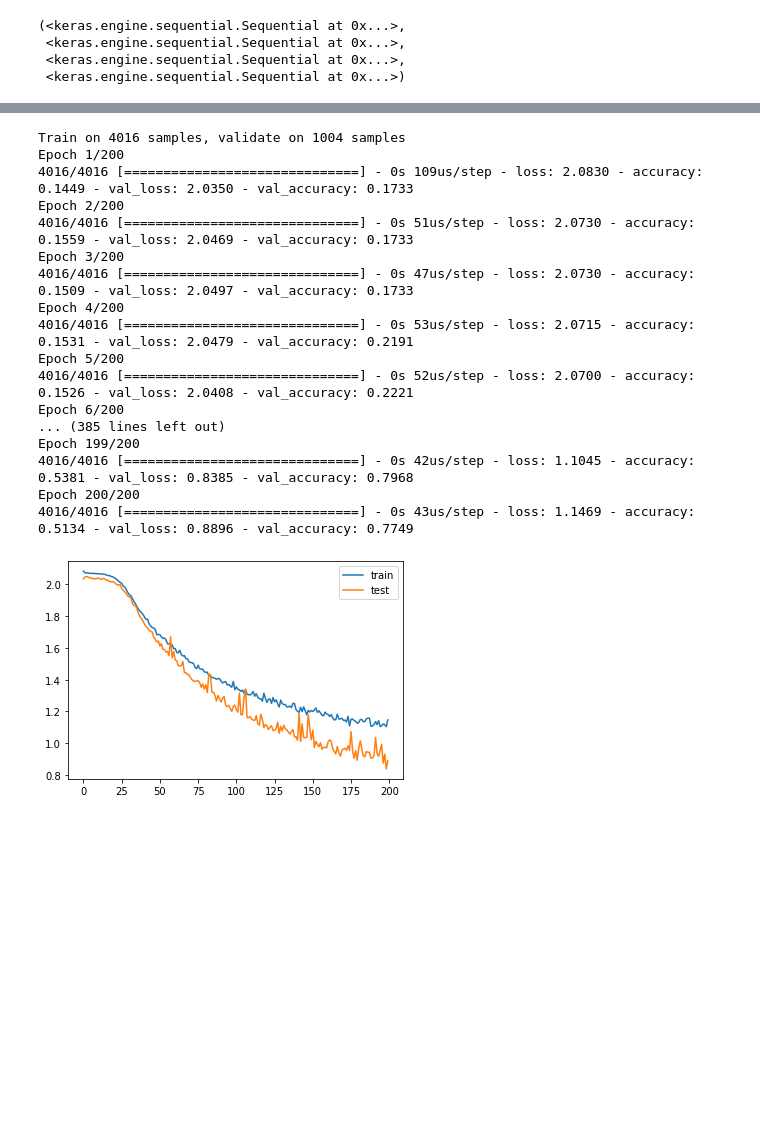
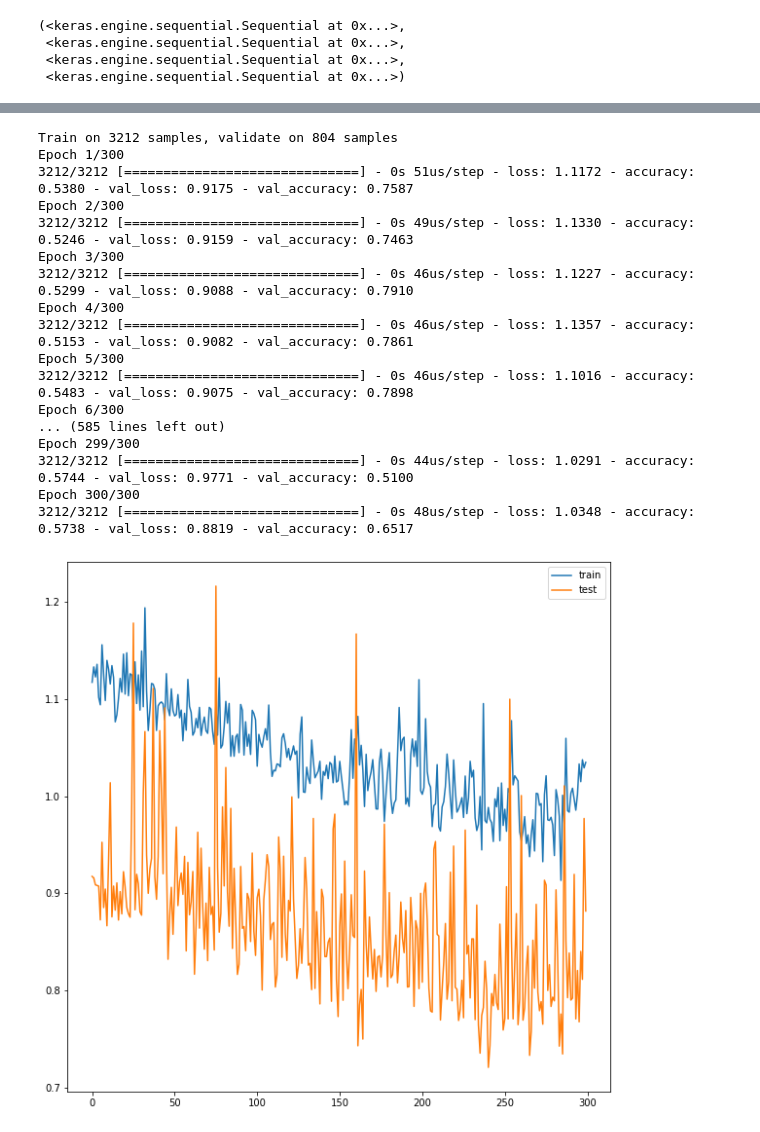
Before and after one commit to rHilkner/mc030, a Jupyter notebook: pfg.ipynb, the cells around one changed output, grey strips where cells are left out. Drawn from its saved outputs; the diff is of its cells as text; code cells hidden in the pictures; blank space fills up the shorter version.

```diff
--- a/pfg.ipynb
+++ b/pfg.ipynb
@@ -41,7 +41,7 @@ def parseIndicatorRetrieved(indicatorsRetrieved):
         for indicatorSymbol, indicatorValue in indicator.items():
             if indicatorSymbol == 'Chaikin A/D':
                 indicatorSymbol = 'AD'
-            elif indicatorSymbol == 'MACD_Signal' || indicatorSymbol == 'MACD_Hist':
+            elif indicatorSymbol == 'MACD_Signal' or indicatorSymbol == 'MACD_Hist':
                 continue
             indicatorValues[date] = {indicatorSymbol: indicatorValue}
     return indicatorValues
@@ -305,7 +305,7 @@ def normalizeIndicatorsOld(indicatorsAnnotated):
 ### Machine Learning
 # %%
 import keras
-adam = keras.optimizers.Adam(learning_rate=0.0005, beta_1=0.9, beta_2=0.999, amsgrad=False)
+adam = keras.optimizers.Adam(learning_rate=0.001, beta_1=0.9, beta_2=0.999, amsgrad=False)
 
 def getModelMLP(n_steps, n_features, n_outputs):
     model = keras.models.Sequential()
@@ -489,7 +544,7 @@ n_steps = 4
 n_indicators = 3
 
 batch_size = 32
-train_test_split = .8
+train_split = .8
 
 X = {
     "mlp": {
@@ -564,17 +619,17 @@ X_train = {
     "mlp": {
     },
     "lstm": {
-        2 : X["lstm"][2][:int(len(X["lstm"][2]) * train_test_split)],
-        8 : X["lstm"][8][:int(len(X["lstm"][8]) * train_test_split)]
+        2 : X["lstm"][2][:int(len(X["lstm"][2]) * train_split)],
+        8 : X["lstm"][8][:int(len(X["lstm"][8]) * train_split)]
     }
 }
 
-X_val = {
+X_test = {
     "mlp": {
     },
     "lstm": {
-        2 : X["lstm"][2][int(len(X["lstm"][2]) * train_test_split):],
-        8 : X["lstm"][8][int(len(X["lstm"][8]) * train_test_split):]
+        2 : X["lstm"][2][int(len(X["lstm"][2]) * train_split):],
+        8 : X["lstm"][8][int(len(X["lstm"][8]) * train_split):]
     }
 }
 
@@ -582,22 +637,20 @@ y_train = {
     "mlp": {
     },
     "lstm": {
-        2 : y[2][:int(len(y[2]) * train_test_split)],
-        8 : y[8][:int(len(y[8]) * train_test_split)]
+        2 : y[2][:int(len(y[2]) * train_split)],
+        8 : y[8][:int(len(y[8]) * train_split)]
     }
 }
 
-y_val = {
+y_test = {
     "mlp": {
     },
     "lstm": {
-        2 : y[2][int(len(y[2]) * train_test_split):],
-        8 : y[8][int(len(y[2]) * train_test_split):]
+        2 : y[2][int(len(y[2]) * train_split):],
+        8 : y[8][int(len(y[2]) * train_split):]
     }
 }
 
 
-X_train["mlp"][2], X_val["mlp"][2], y_train["mlp"][2], y_val["mlp"][2] =
-X_train["mlp"][8], X_val["mlp"][8], y_train["mlp"][2], y_val["mlp"][2] =
-
-len(X_train["mlp"][2]), len(y_train[2]), len(X_train["lstm"][8]), len(y_val[8])
+X_train["mlp"][2], X_test["mlp"][2], y_train["mlp"][2], y_test["mlp"][2] = train_test_split(X["mlp"][2], y[2], train_size=train_split, random_state=0)
+X_train["mlp"][8], X_test["mlp"][8], y_train["mlp"][8], y_test["mlp"][8] = train_test_split(X["mlp"][8], y[8], train_size=train_split, random_state=0)
@@ -738,25 +790,25 @@ Epoch 200/200
 # %%
-history_mlp_8 = MLP_8.fit(X_train["mlp"][8], y_train[8], epochs=300, verbose=1, validation_data=(X_val["mlp"][8],y_val[8]), batch_size=batch_size)
+history_mlp_8 = MLP_8.fit(X_train["mlp"][8], y_train["mlp"][8], epochs=300, verbose=1, validation_split=.2, batch_size=batch_size)
 plt.plot(history_mlp_8.history['loss'], label='train')
 plt.plot(history_mlp_8.history['val_loss'], label='test')
 plt.legend()
 plt.show()
 # %% [output]
-Train on 4016 samples, validate on 1004 samples
-Epoch 1/200
-4016/4016 [==============================] - 0s 109us/step - loss: 2.0830 - accuracy: 0.1449 - val_loss: 2.0350 - val_accuracy: 0.1733
-Epoch 2/200
-4016/4016 [==============================] - 0s 51us/step - loss: 2.0730 - accuracy: 0.1559 - val_loss: 2.0469 - val_accuracy: 0.1733
-Epoch 3/200
-4016/4016 [==============================] - 0s 47us/step - loss: 2.0730 - accuracy: 0.1509 - val_loss: 2.0497 - val_accuracy: 0.1733
-Epoch 4/200
-4016/4016 [==============================] - 0s 53us/step - loss: 2.0715 - accuracy: 0.1531 - val_loss: 2.0479 - val_accuracy: 0.2191
-Epoch 5/200
-4016/4016 [==============================] - 0s 52us/step - loss: 2.0700 - accuracy: 0.1526 - val_loss: 2.0408 - val_accuracy: 0.2221
-Epoch 6/200
-... (385 lines left out)
-Epoch 199/200
-4016/4016 [==============================] - 0s 42us/step - loss: 1.1045 - accuracy: 0.5381 - val_loss: 0.8385 - val_accuracy: 0.7968
-Epoch 200/200
-4016/4016 [==============================] - 0s 43us/step - loss: 1.1469 - accuracy: 0.5134 - val_loss: 0.8896 - val_accuracy: 0.7749
+Train on 3212 samples, validate on 804 samples
+Epoch 1/300
+3212/3212 [==============================] - 0s 51us/step - loss: 1.1172 - accuracy: 0.5380 - val_loss: 0.9175 - val_accuracy: 0.7587
+Epoch 2/300
+3212/3212 [==============================] - 0s 49us/step - loss: 1.1330 - accuracy: 0.5246 - val_loss: 0.9159 - val_accuracy: 0.7463
+Epoch 3/300
+3212/3212 [==============================] - 0s 46us/step - loss: 1.1227 - accuracy: 0.5299 - val_loss: 0.9088 - val_accuracy: 0.7910
+Epoch 4/300
+3212/3212 [==============================] - 0s 46us/step - loss: 1.1357 - accuracy: 0.5153 - val_loss: 0.9082 - val_accuracy: 0.7861
+Epoch 5/300
+3212/3212 [==============================] - 0s 46us/step - loss: 1.1016 - accuracy: 0.5483 - val_loss: 0.9075 - val_accuracy: 0.7898
+Epoch 6/300
+... (585 lines left out)
+Epoch 299/300
+3212/3212 [==============================] - 0s 44us/step - loss: 1.0291 - accuracy: 0.5744 - val_loss: 0.9771 - val_accuracy: 0.5100
+Epoch 300/300
+3212/3212 [==============================] - 0s 48us/step - loss: 1.0348 - accuracy: 0.5738 - val_loss: 0.8819 - val_accuracy: 0.6517
-[figure, old version]
+[figure, new version]
```
Also changed, not shown: parts of 16 cells of this notebook, 1 other file.
